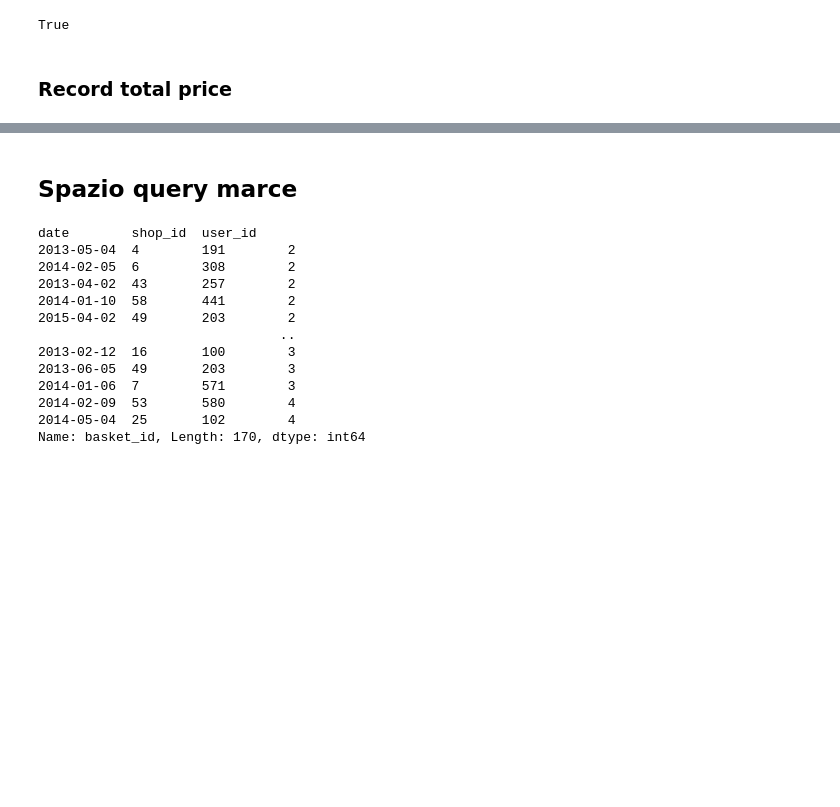
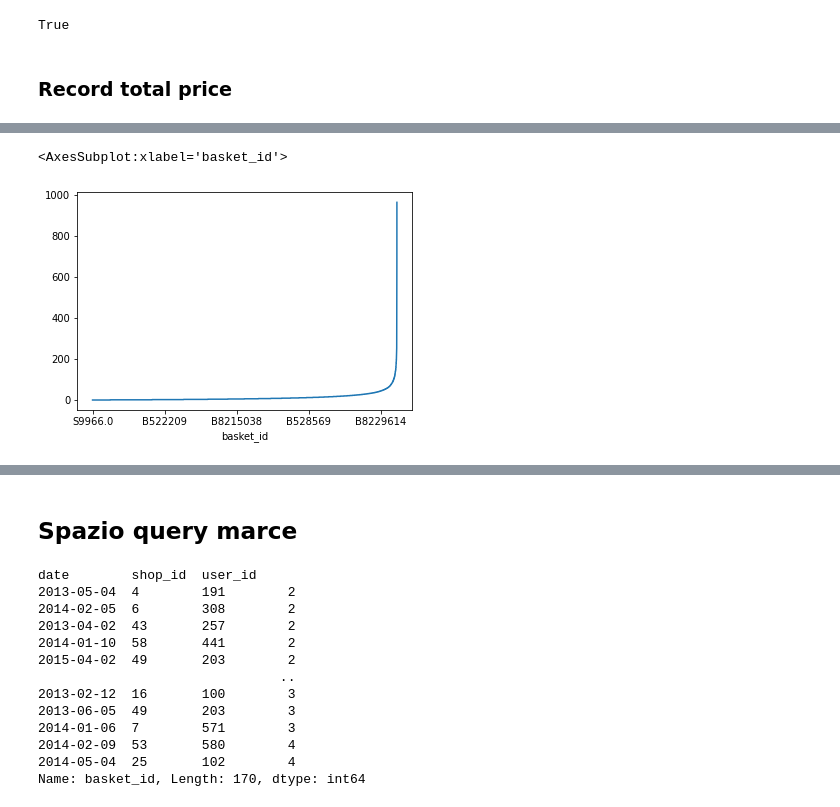
Before and after one commit to frankpietro/dm-project, a Jupyter notebook: dm.ipynb, the cells around one changed output, grey strips where cells are left out. Drawn from its saved outputs; the diff is of its cells as text; code cells hidden in the pictures; blank space fills up the shorter version.

```diff
--- a/dm.ipynb
+++ b/dm.ipynb
@@ -518,0 +577,5 @@ memory usage: 2.6+ MB
+# %%
+b_df[BQTY].sort_values().plot()
+# %% [output]
+<AxesSubplot:xlabel='basket_id'>
+[figure, added]
```
Also changed, not shown: parts of 40 cells of this notebook.
